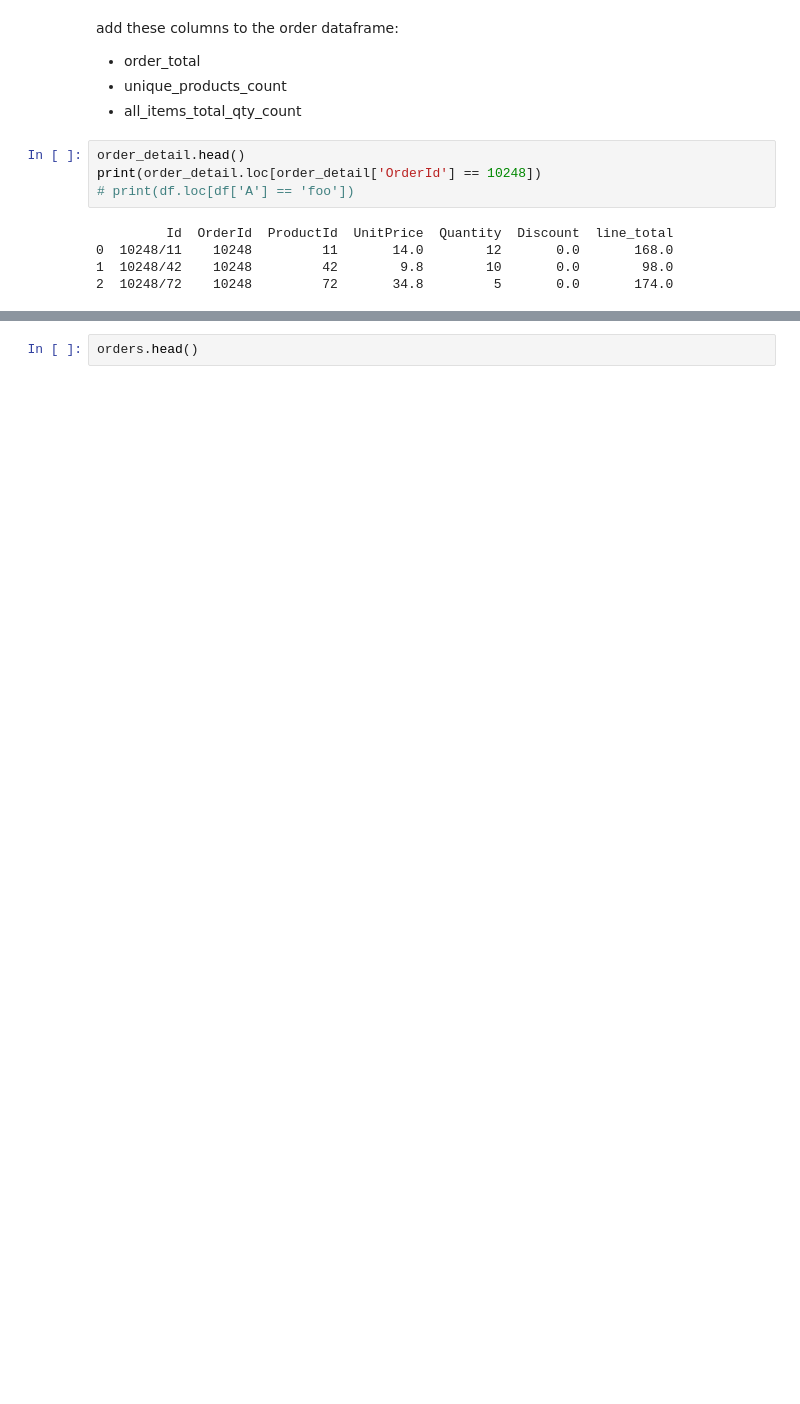
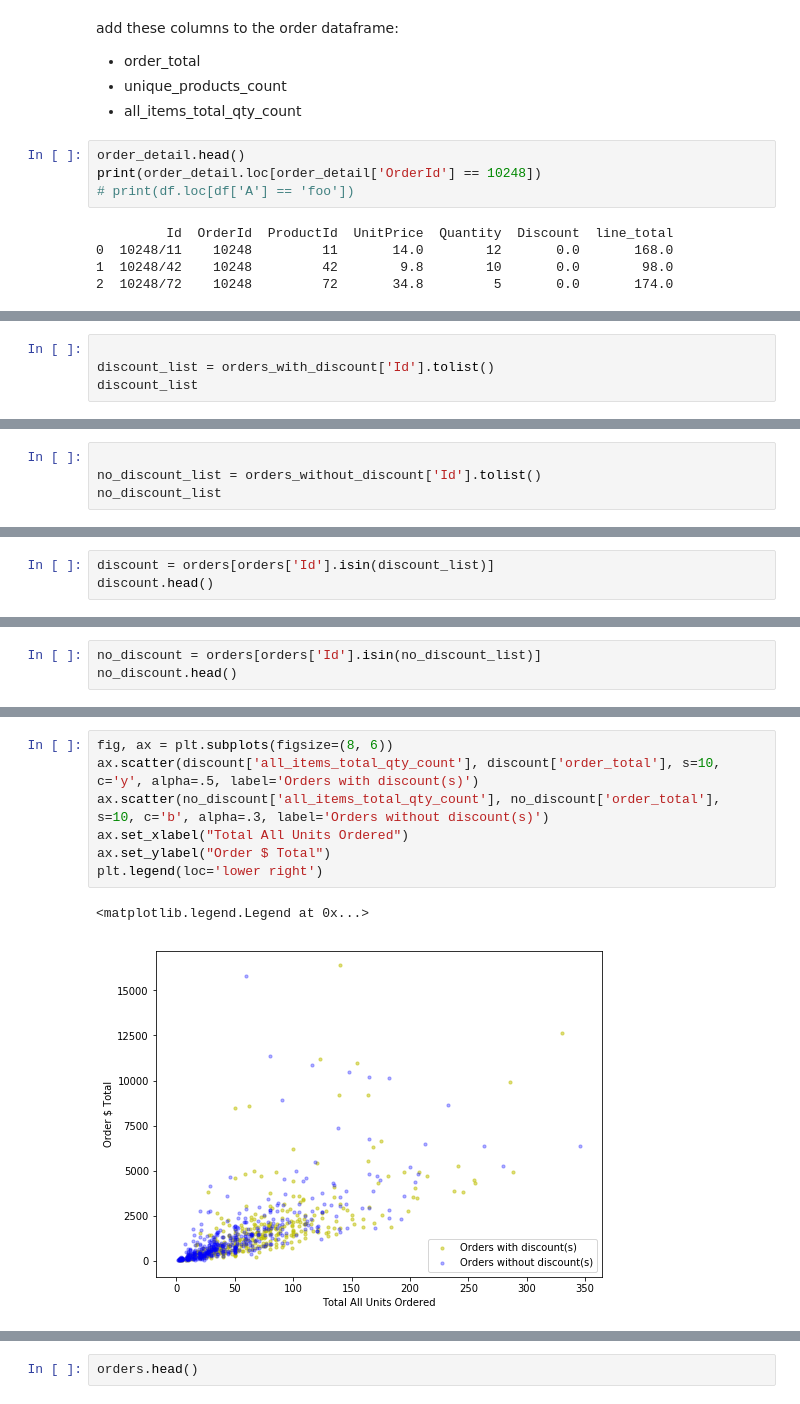
Before and after one commit to giorosati/dsc-2-final-project-online-ds-pt-100118, a Jupyter notebook: module2project.ipynb, the cells around one changed output, grey strips where cells are left out. Drawn from its saved outputs; the diff is of its cells as text; blank space fills up the shorter version.

Commit message:
EDA of discounted orders vs. not discounted orders

```diff
--- a/module2project.ipynb
+++ b/module2project.ipynb
@@ -401,0 +401,4 @@ ShipName                           QUICK
+# %%
+
+discount_list = orders_with_discount['Id'].tolist()
+discount_list
@@ -401,0 +423,4 @@ ShipName                           QUICK
+# %%
+
+no_discount_list = orders_without_discount['Id'].tolist()
+no_discount_list
@@ -401,0 +445,3 @@ ShipName                           QUICK
+# %%
+discount = orders[orders['Id'].isin(discount_list)]
+discount.head()
@@ -401,0 +455,3 @@ ShipName                           QUICK
+# %%
+no_discount = orders[orders['Id'].isin(no_discount_list)]
+no_discount.head()
@@ -401,0 +465,10 @@ ShipName                           QUICK
+# %%
+fig, ax = plt.subplots(figsize=(8, 6))
+ax.scatter(discount['all_items_total_qty_count'], discount['order_total'], s=10, c='y', alpha=.5, label='Orders with discount(s)')
+ax.scatter(no_discount['all_items_total_qty_count'], no_discount['order_total'], s=10, c='b', alpha=.3, label='Orders without discount(s)')
+ax.set_xlabel("Total All Units Ordered")
+ax.set_ylabel("Order $ Total")
+plt.legend(loc='lower right')
+# %% [output]
+<matplotlib.legend.Legend at 0x...>
+[figure, added]
```
Also changed, not shown: parts of 27 cells of this notebook.
